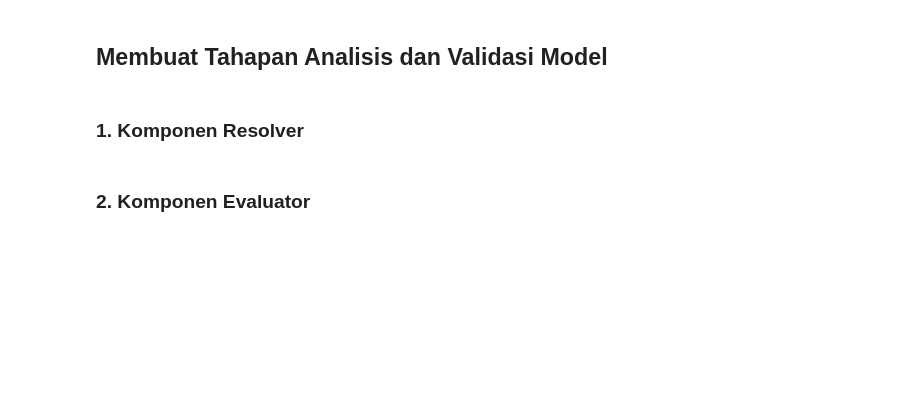
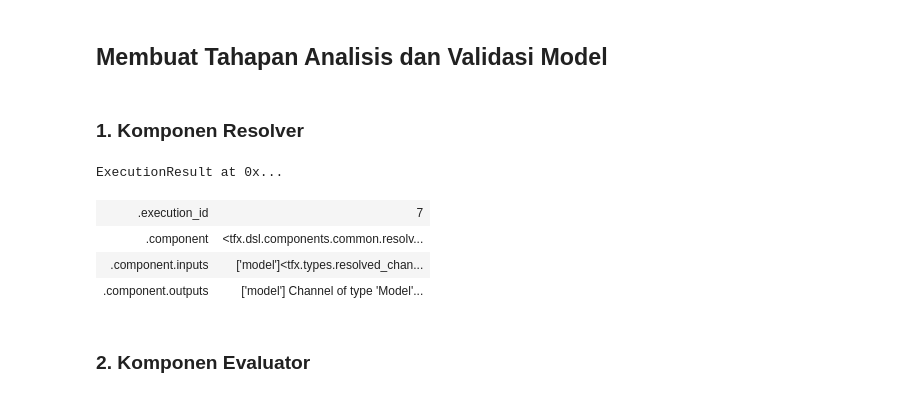
Before and after one commit to wahyuazizi/Latihan-Membuat-ML-Pipeline, a Jupyter notebook: notebook.ipynb, the cells around one changed output. Cells and saved outputs as stored; diff of their text form; code cells hidden in the pictures; blank space fills up the shorter version.

```diff
--- a/notebook.ipynb
+++ b/notebook.ipynb
@@ -345,16 +408,22 @@ Error:
 # %%
 from tfx.dsl.components.common.resolver import Resolver
 from tfx.dsl.input_resolution.strategies.latest_blessed_model_strategy import LatestBlessedModelStrategy
 from tfx.types import Channel
 from tfx.types.standard_artifacts import Model, ModelBlessing
 
 model_resolver = Resolver(
     strategy_class = LatestBlessedModelStrategy,
-    model = Channel(type=Model)
+    model = Channel(type=Model),
     model_blessing = Channel(type=ModelBlessing)
 ).with_id('Latest_blessed_model_resolver')
 
 interactive_context.run(model_resolver)
+# %% [output]
+ExecutionResult at 0x...
+| .execution_id | 7 |
+| .component | <tfx.dsl.components.common.resolv... |
+| .component.inputs | ['model']<tfx.types.resolved_chan... |
+| .component.outputs | ['model'] Channel of type 'Model'... |
 # %% [markdown]
 ### 2. Komponen Evaluator
 # %%
```
Also changed, not shown: parts of 7 cells of this notebook, 1 other file.
